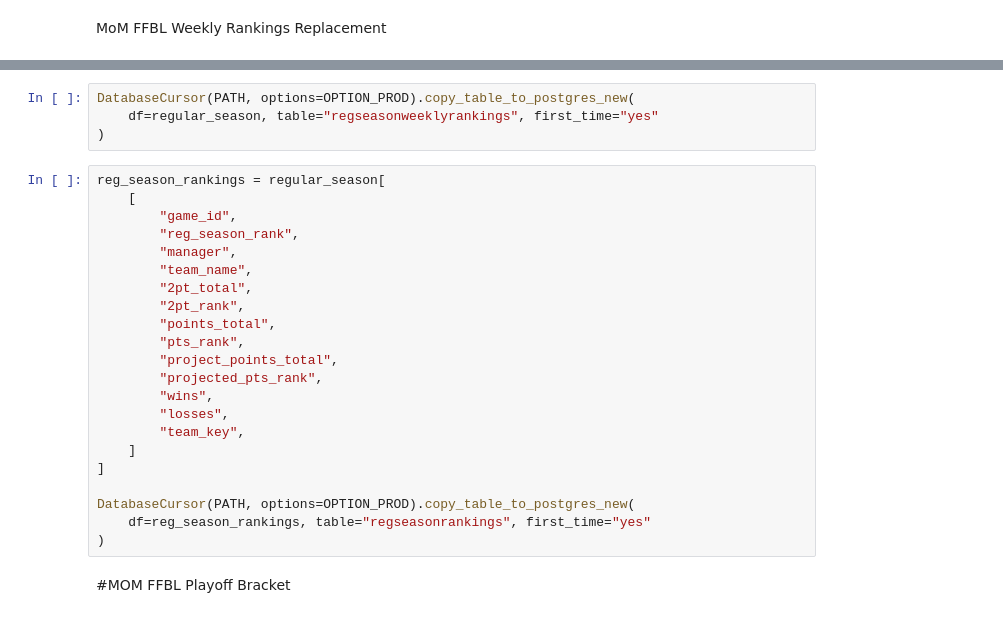
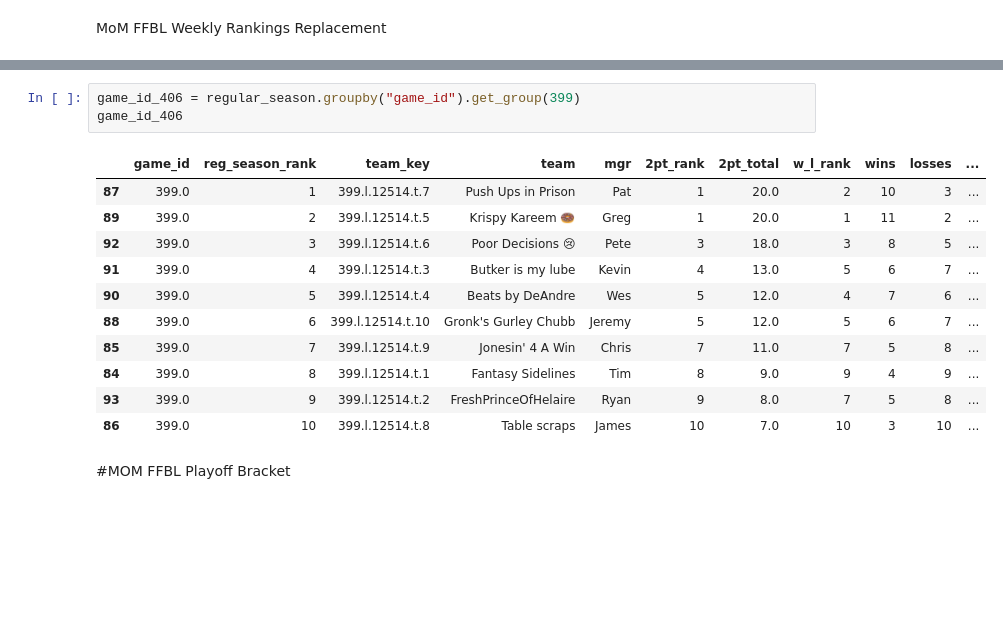
Before and after one commit to cuddebtj/Yahoo_Data, a Jupyter notebook: scripts/worksheet_2.ipynb, the cells around one changed output, grey strips where cells are left out. Cells and saved outputs as stored; diff of their text form; blank space fills up the shorter version.

```diff
--- a/scripts/worksheet_2.ipynb
+++ b/scripts/worksheet_2.ipynb
@@ -256,29 +493,18 @@ regular_season.rename(columns=rename_columns_3, inplace=True)
-# %%
-DatabaseCursor(PATH, options=OPTION_PROD).copy_table_to_postgres_new(
-    df=regular_season, table="regseasonweeklyrankings", first_time="yes"
-)
-# %%
-reg_season_rankings = regular_season[
-    [
-        "game_id",
-        "reg_season_rank",
-        "manager",
-        "team_name",
-        "2pt_total",
-        "2pt_rank",
-        "points_total",
-        "pts_rank",
-        "project_points_total",
-        "projected_pts_rank",
-        "wins",
-        "losses",
-        "team_key",
-    ]
-]
-
-DatabaseCursor(PATH, options=OPTION_PROD).copy_table_to_postgres_new(
-    df=reg_season_rankings, table="regseasonrankings", first_time="yes"
-)
+# %%
+game_id_406 = regular_season.groupby("game_id").get_group(399)
+game_id_406
+# %% [output]
+|  | game_id | reg_season_rank | team_key | team | mgr | 2pt_rank | 2pt_total | w_l_rank | wins | losses | ... |
+| 87 | 399.0 | 1 | 399.l.12514.t.7 | Push Ups in Prison | Pat | 1 | 20.0 | 2 | 10 | 3 | ... |
+| 89 | 399.0 | 2 | 399.l.12514.t.5 | Krispy Kareem 🍩 | Greg | 1 | 20.0 | 1 | 11 | 2 | ... |
+| 92 | 399.0 | 3 | 399.l.12514.t.6 | Poor Decisions 😢 | Pete | 3 | 18.0 | 3 | 8 | 5 | ... |
+| 91 | 399.0 | 4 | 399.l.12514.t.3 | Butker is my lube | Kevin | 4 | 13.0 | 5 | 6 | 7 | ... |
+| 90 | 399.0 | 5 | 399.l.12514.t.4 | Beats by DeAndre | Wes | 5 | 12.0 | 4 | 7 | 6 | ... |
+| 88 | 399.0 | 6 | 399.l.12514.t.10 | Gronk's Gurley Chubb | Jeremy | 5 | 12.0 | 5 | 6 | 7 | ... |
+| 85 | 399.0 | 7 | 399.l.12514.t.9 | Jonesin' 4 A Win | Chris | 7 | 11.0 | 7 | 5 | 8 | ... |
+| 84 | 399.0 | 8 | 399.l.12514.t.1 | Fantasy Sidelines | Tim | 8 | 9.0 | 9 | 4 | 9 | ... |
+| 93 | 399.0 | 9 | 399.l.12514.t.2 | FreshPrinceOfHelaire | Ryan | 9 | 8.0 | 7 | 5 | 8 | ... |
+| 86 | 399.0 | 10 | 399.l.12514.t.8 | Table scraps | James | 10 | 7.0 | 10 | 3 | 10 | ... |
 # %% [markdown]
 #MOM FFBL Playoff Bracket
 # %%
```
Also changed, not shown: parts of 6 cells of this notebook, 4 other files.
